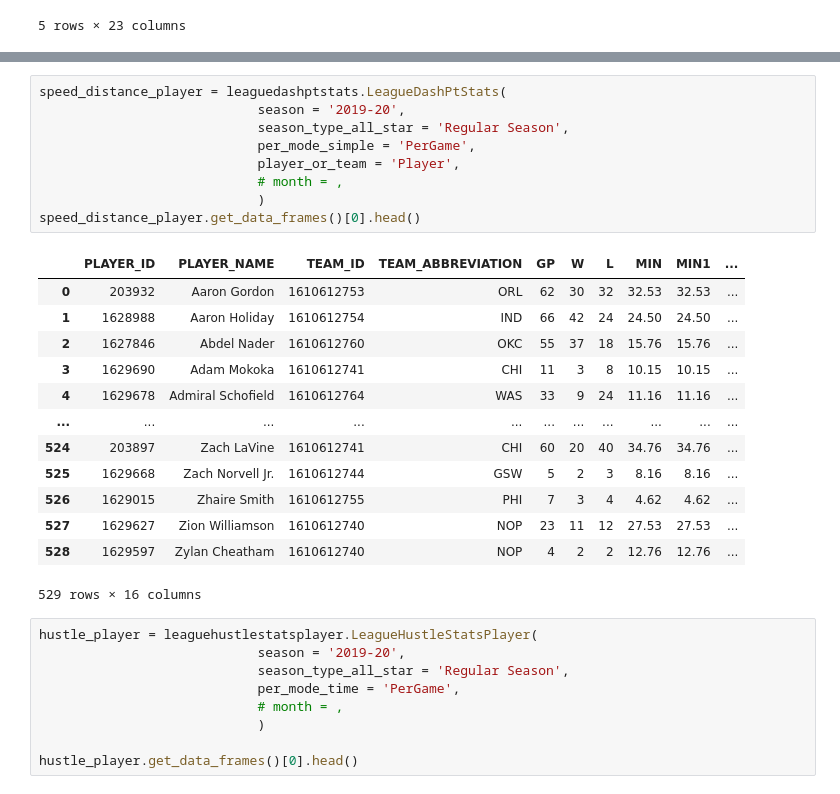
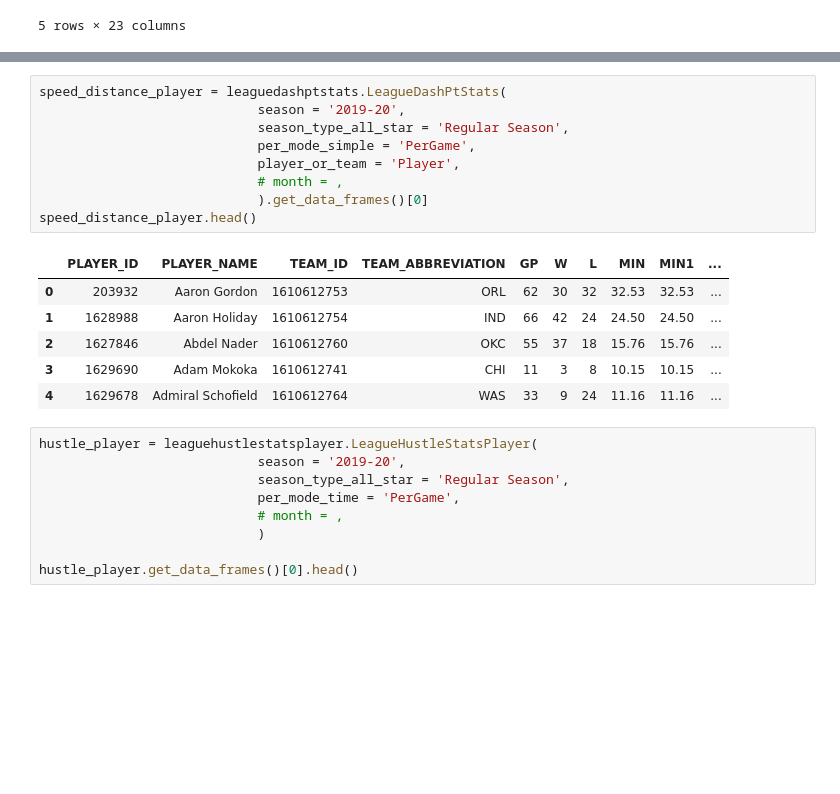
Before and after one commit to manelfideles/nba-injury-prediction, a Jupyter notebook: analysis.ipynb, the cells around one changed output, grey strips where cells are left out. Drawn from its saved outputs; the diff is of its cells as text; blank space fills up the shorter version.

Commit message:
Building and testing functions for data processing and aggregation. Not finished yet

```diff
--- a/analysis.ipynb
+++ b/analysis.ipynb
@@ -88,26 +91,19 @@ memory usage: 97.2+ KB
 # %%
 speed_distance_player = leaguedashptstats.LeagueDashPtStats(
                             season = '2019-20',
                             season_type_all_star = 'Regular Season',
                             per_mode_simple = 'PerGame',
                             player_or_team = 'Player',
                             # month = ,
-                            )
-speed_distance_player.get_data_frames()[0].head()
+                            ).get_data_frames()[0]
+speed_distance_player.head()
 # %% [output]
 |  | PLAYER_ID | PLAYER_NAME | TEAM_ID | TEAM_ABBREVIATION | GP | W | L | MIN | MIN1 | ... |
 | 0 | 203932 | Aaron Gordon | 1610612753 | ORL | 62 | 30 | 32 | 32.53 | 32.53 | ... |
 | 1 | 1628988 | Aaron Holiday | 1610612754 | IND | 66 | 42 | 24 | 24.50 | 24.50 | ... |
 | 2 | 1627846 | Abdel Nader | 1610612760 | OKC | 55 | 37 | 18 | 15.76 | 15.76 | ... |
 | 3 | 1629690 | Adam Mokoka | 1610612741 | CHI | 11 | 3 | 8 | 10.15 | 10.15 | ... |
 | 4 | 1629678 | Admiral Schofield | 1610612764 | WAS | 33 | 9 | 24 | 11.16 | 11.16 | ... |
-| ... | ... | ... | ... | ... | ... | ... | ... | ... | ... | ... |
-| 524 | 203897 | Zach LaVine | 1610612741 | CHI | 60 | 20 | 40 | 34.76 | 34.76 | ... |
-| 525 | 1629668 | Zach Norvell Jr. | 1610612744 | GSW | 5 | 2 | 3 | 8.16 | 8.16 | ... |
-| 526 | 1629015 | Zhaire Smith | 1610612755 | PHI | 7 | 3 | 4 | 4.62 | 4.62 | ... |
-| 527 | 1629627 | Zion Williamson | 1610612740 | NOP | 23 | 11 | 12 | 27.53 | 27.53 | ... |
-| 528 | 1629597 | Zylan Cheatham | 1610612740 | NOP | 4 | 2 | 2 | 12.76 | 12.76 | ... |
-529 rows × 16 columns
 # %%
 hustle_player = leaguehustlestatsplayer.LeagueHustleStatsPlayer(
                             season = '2019-20',
```
Also changed, not shown: parts of 12 cells of this notebook.
